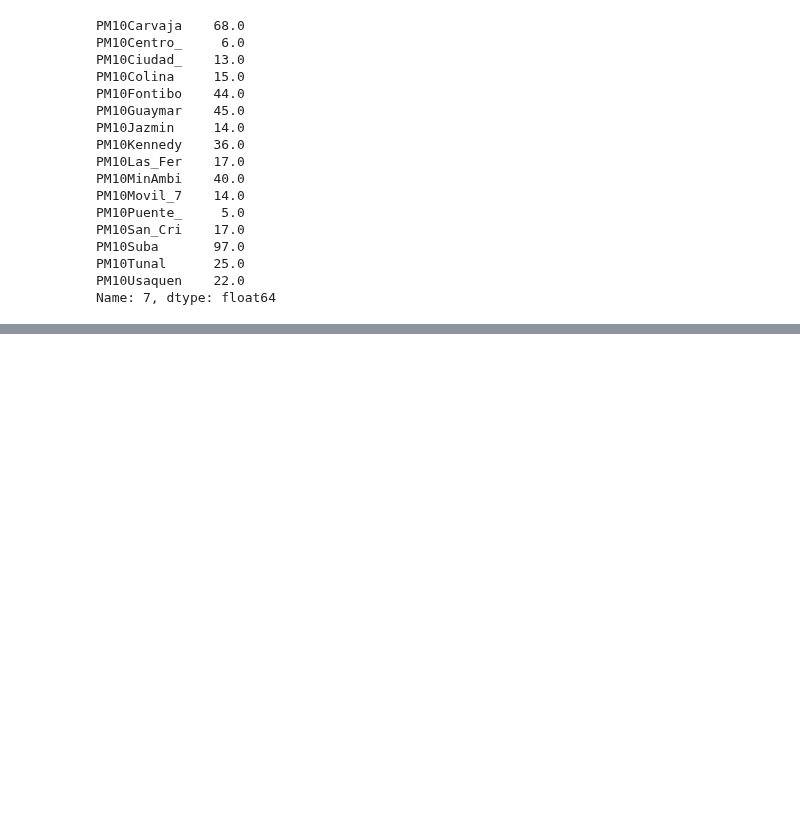
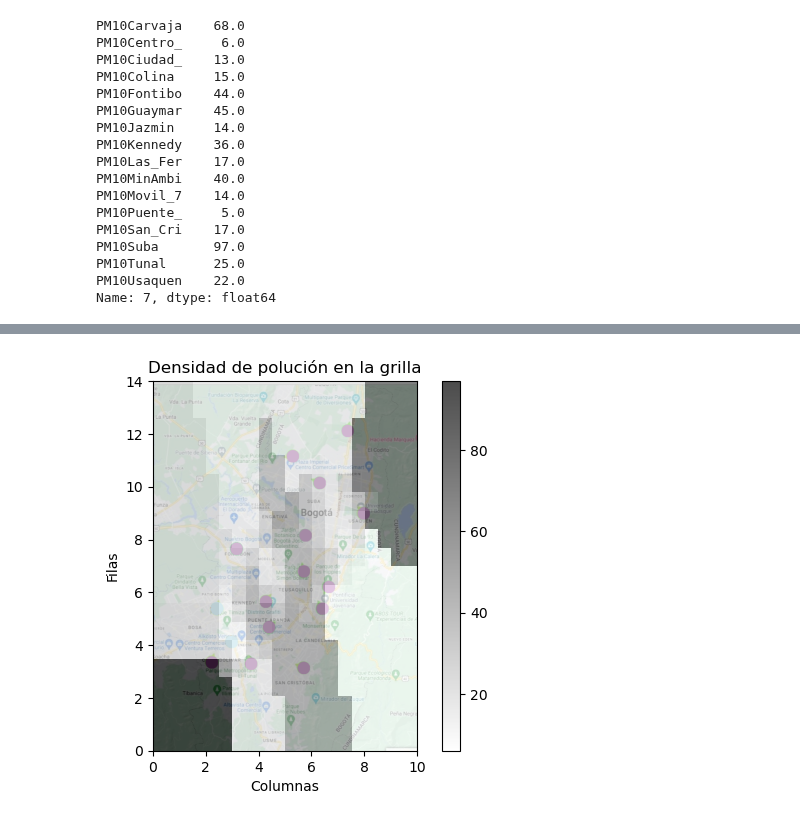
Before and after one commit to svargasro/Wildfire-Smoke-Spread-Over-Bogot-Workshops, a Jupyter notebook: Proyecto Final/Codigo/Analisis de Datos/Polucion/mapa_contaminacion.ipynb, the cells around one changed output, grey strips where cells are left out. Saved outputs shown, nothing was run; the diff lists cells and outputs as text; code cells hidden in the pictures; blank space fills up the shorter version.

```diff
--- a/Proyecto Final/Codigo/Analisis de Datos/Polucion/mapa_contaminacion.ipynb
+++ b/Proyecto Final/Codigo/Analisis de Datos/Polucion/mapa_contaminacion.ipynb
@@ -237,0 +235,4 @@ Mapa(grid_pm10_combined)
+# %%
+Mapa(grid_interpolated)
+# %% [output]
+[figure, added]
```
Also changed, not shown: parts of 14 cells of this notebook, 2 other files.
